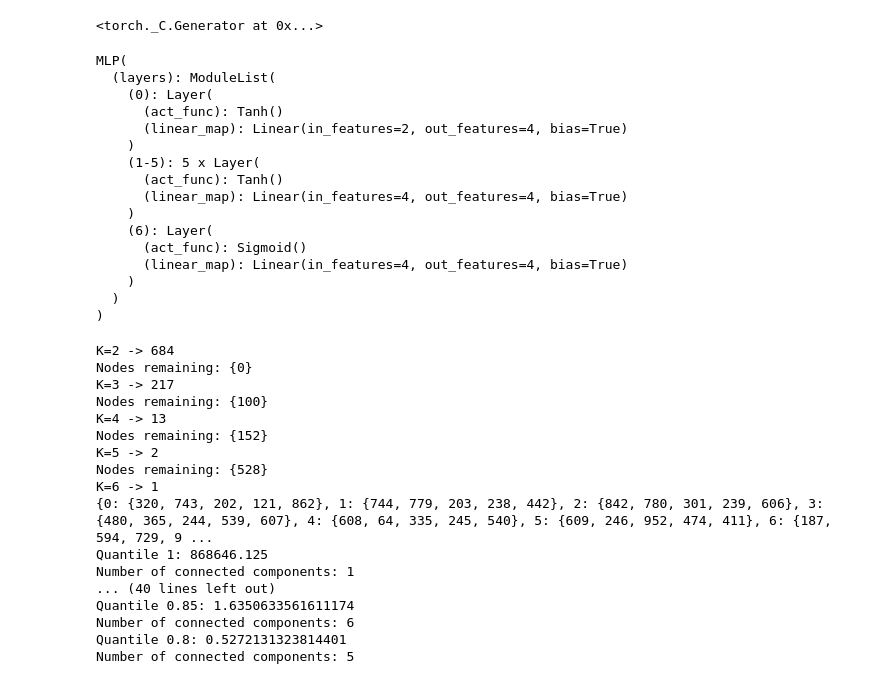
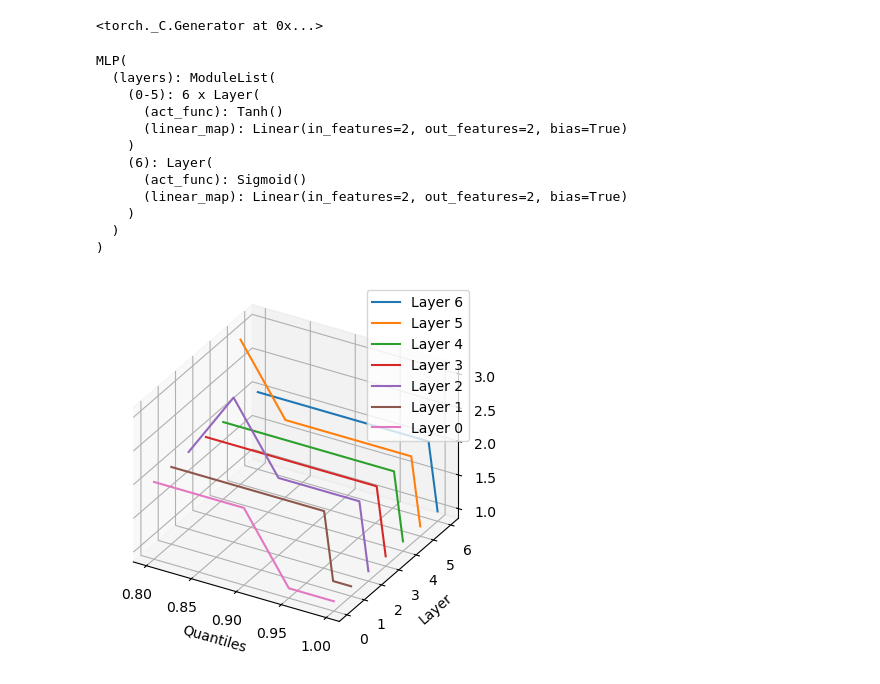
Before and after one commit to MaximilianPowers/Thesis, a Jupyter notebook: experiments/supervised/product_manifold/experiment_3.ipynb, the cells around one changed output. Cells and saved outputs as stored; diff of their text form; code cells hidden in the pictures.

Commit message:
Final images

```diff
--- a/experiments/supervised/product_manifold/experiment_3.ipynb
+++ b/experiments/supervised/product_manifold/experiment_3.ipynb
@@ -17,31 +19,29 @@ torch.manual_seed(2)
 # %% [output]
 <torch._C.Generator at 0x...>
 # %%
-size = "vanilla"
-mode = "blobs"
-epoch = 199
-model = MLP(2,7,4,4)
+size = "2_wide"
+mode = "moon"
+epoch = 5
+model = MLP(2,7,2,2)
 with open(f'{models_path}/{size}/mlp_{mode}/dataset.pkl', 'rb') as f:
 	dataset = pkl.load(f)
 
 full_path = f'{models_path}/{size}/mlp_{mode}/model_{epoch}.pth'
 model.load_state_dict(torch.load(full_path))
-
+if size == "overfit":
+	model.num_layers -= 1
+	model.layers = model.layers[:-1]
 model.eval()
 # %% [output]
 MLP(
   (layers): ModuleList(
-    (0): Layer(
+    (0-5): 6 x Layer(
       (act_func): Tanh()
-      (linear_map): Linear(in_features=2, out_features=4, bias=True)
-    )
-    (1-5): 5 x Layer(
-      (act_func): Tanh()
-      (linear_map): Linear(in_features=4, out_features=4, bias=True)
+      (linear_map): Linear(in_features=2, out_features=2, bias=True)
     )
     (6): Layer(
       (act_func): Sigmoid()
-      (linear_map): Linear(in_features=4, out_features=4, bias=True)
+      (linear_map): Linear(in_features=2, out_features=2, bias=True)
     )
   )
 )
@@ -60,32 +60,30 @@ activations = model.get_activations()
 activations_np = [a.detach().numpy() for a in activations]
 g, dg, ddg, surface = pullback_all_metrics(model, activations, N, wrt=wrt, method="manifold", sigma=sigma, normalised=False)
 # %%
-layer = 0
+import matplotlib.pyplot as plt
+from mpl_toolkits.mplot3d import Axes3D
 
-indices = np.arange(len(activations_np[layer]))
-surface_ = surface[layer][indices].copy()
-activations_np_ = activations_np[layer][indices].copy()
-g_ = g[layer][indices].copy()
+fig = plt.figure()
+ax = fig.add_subplot(111, projection='3d', proj_type='ortho')
+ax.set_xlabel('Quantiles')
+ax.set_ylabel('Layer')
+ax.set_zlabel('Number of components')
 
-V = np.linalg.norm(g_, axis=(1,2), ord="fro")
+for layer in reversed(range(0, len(model.layers))):
+    indices = np.arange(len(activations_np[layer]))
+    surface_ = surface[layer][indices].copy()
+    activations_np_ = activations_np[layer][indices].copy()
+    g_ = g[layer][indices].copy()
 
-components_pin, graphs_pin, quantiles = product_manifold(surface_, V, plot=False, size=size, mode=mode, use_pin=True)
-components_no_pin, graphs_no_pin, quantiles = product_manifold(surface_, V, plot=False, size=size, mode=mode, use_pin=False)
+    V = np.linalg.norm(g_, axis=(1,2), ord="fro")
+
+    components_pin, graphs_pin, removed_nodes, quantiles = product_manifold(surface_, V, plot=False, size=size, mode=mode, use_pin=False)
+
+    ax.plot(quantiles, layer*np.ones_like(quantiles), zs=[len(c) for c in components_pin[1:]], label=f"Layer {layer}")
+plt.legend()
+ax.legend(loc='upper right')
+if not os.path.exists(f"figures/{mode}/{size}"):
+    os.makedirs(f"figures/{mode}/{size}")
+plt.savefig(f"figures/{mode}/{size}/components_3d.png")
 # %% [output]
-K=2 -> 684
-Nodes remaining: {0}
-K=3 -> 217
-Nodes remaining: {100}
-K=4 -> 13
-Nodes remaining: {152}
-K=5 -> 2
-Nodes remaining: {528}
-K=6 -> 1
-{0: {320, 743, 202, 121, 862}, 1: {744, 779, 203, 238, 442}, 2: {842, 780, 301, 239, 606}, 3: {480, 365, 244, 539, 607}, 4: {608, 64, 335, 245, 540}, 5: {609, 246, 952, 474, 411}, 6: {187, 594, 729, 9 ...
-Quantile 1: 868646.125
-Number of connected components: 1
-... (40 lines left out)
-Quantile 0.85: 1.6350633561611174
-Number of connected components: 6
-Quantile 0.8: 0.5272131323814401
-Number of connected components: 5
+[figure, added]
```
Also changed, not shown: parts of 3 cells of this notebook, 24 other files.
